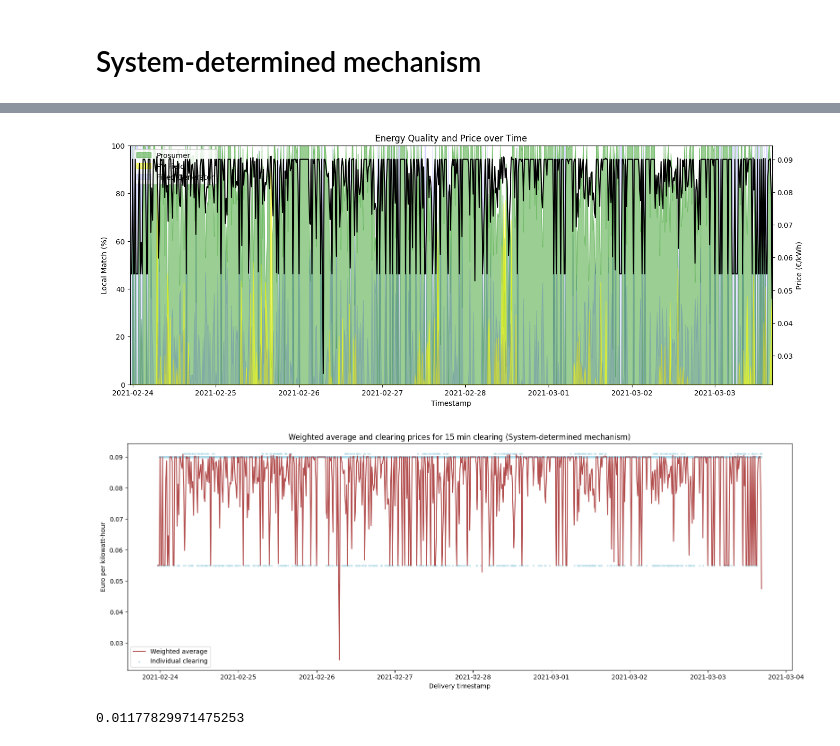
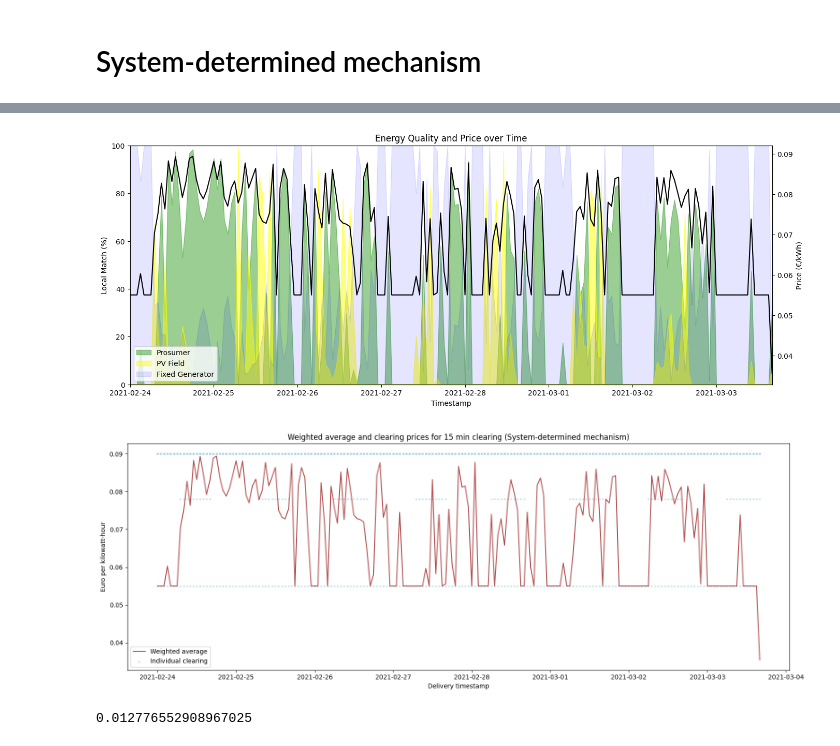
Before and after one commit to pepijnvdw/thesis2, a Jupyter notebook: endgame.ipynb, the cells around one changed output, grey strips where cells are left out. Saved outputs shown, nothing was run; the diff lists cells and outputs as text; code cells hidden in the pictures.

```diff
--- a/endgame.ipynb
+++ b/endgame.ipynb
@@ -798,16 +798,20 @@ print(volatility_auct)
 0.042501092128899055
 # %% [markdown]
 # System-determined mechanism
+# %%
+df_bids_all['buying']=df_bids_all['is_bid']
+df_bids_all['quantity_bid']=df_bids_all['qty_energy']
+df_bids_all['user']=df_bids_all['id_user']
 # %%
 prosumer_cost_price = 0.09
-large_scale_pv_cost_price = 0.091
+large_scale_pv_cost_price = 0.078
 fixed_generator_cost_price = 0.055
 # %%
-freqs = ['60min', '30min', '15min']
+freqs = ['60min']#, '30min', '15min']
 performance_data = []
 
 for freq in freqs:
-    groups = df_market_results_auct.groupby(pd.Grouper(freq=freq))
+    groups = df_bids_all.groupby(pd.Grouper(freq=freq))
     offers = []
     bids = []
 
@@ -815,8 +819,8 @@ for freq in freqs:
         clearing_time = datetime.datetime.fromtimestamp(int(datetime.datetime.timestamp(name)))
         clearing_period = group.loc[clearing_time:clearing_time]
 
-        unique_offers = clearing_period.loc[~clearing_period['buying'], ['user', 'quantity_bid','quantity_trans']].drop_duplicates('user')
-        unique_bids = clearing_period.loc[clearing_period['buying'], ['user', 'quantity_bid','quantity_trans']].drop_duplicates('user')
+        unique_offers = clearing_period.loc[~clearing_period['buying'], ['user', 'quantity_bid']].drop_duplicates('user')
+        unique_bids = clearing_period.loc[clearing_period['buying'], ['user', 'quantity_bid']].drop_duplicates('user')
 
         offers.append(unique_offers[['user', 'quantity_bid']])
         bids.append(unique_bids[['user', 'quantity_bid']])
@@ -1018,35 +1045,35 @@ time
 import matplotlib.pyplot as plt
 
 # Group the data by the timestamp column
 # create a second y-axis
 fig, ax1 = plt.subplots(figsize=(16, 6))
 ax2 = ax1.twinx()
 
 # plot the data on each y-axis
 ax1.fill_between(second_df.index, second_df["prosumer_cleared_volume (%)"], color="#369f28", alpha=0.5, label="Prosumer")
 ax1.fill_between(second_df.index, second_df["large_scale_pv_cleared_volume (%)"], color="yellow", alpha=0.5, label="PV Field")
 ax1.fill_between(second_df.index, second_df["fixed_generated_cleared_volume (%)"], color="blue", alpha=0.1, label="Fixed Generator")
 ax2.plot(second_df.index, second_df["final_cost_price"], color="black", label='Price €/kWh')
 
 # set the limits and labels for each axis
 ax1.set_ylim(0, 100)
 ax1.set_xlim(second_df.index.min(), second_df.index.max())
 ax1.set_xlabel('Timestamp')
 ax1.set_ylabel('Local Match (%)')
 ax2.set_ylabel('Price (€/kWh)')
 
 # combine legends from both axes
-ax1.legend(loc='upper left')
+ax1.legend(loc='lower left')
 ax2.legend(loc='upper right')
 
 # set a single title and remove duplicate legend
 plt.title("Energy Quality and Price over Time")
 plt.legend().remove()
 
 # display the plot
 plt.show()
 # %% [output]
-[figure, old version]
+[figure, new version]
 # %%
 # Increase figure size
 plt.figure(figsize=(16, 6))
@@ -1076,5 +1103,5 @@ plt.show()
 volatility_syst = second_df['final_cost_price'].std()
 print(volatility_syst)
 # %% [output]
-[figure, old version]
+[figure, new version]
-0.01177829971475253
+0.012776552908967025
```
Also changed, not shown: parts of 8 cells of this notebook.
